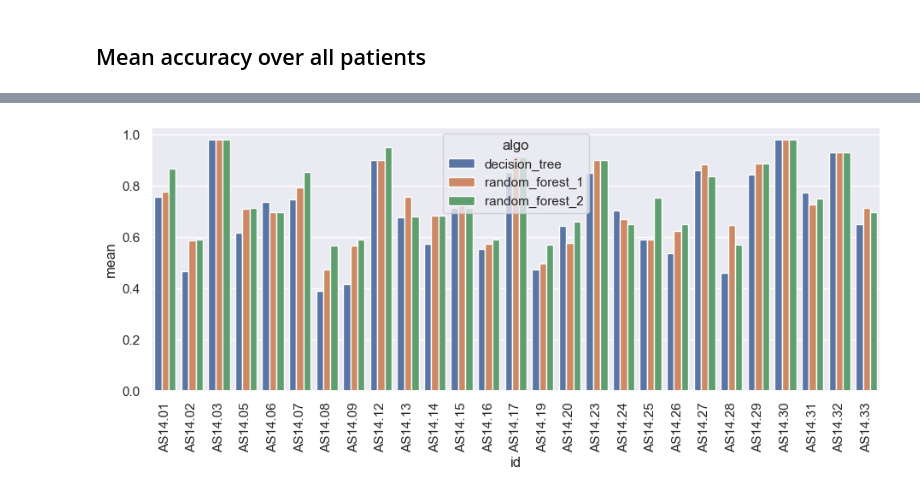
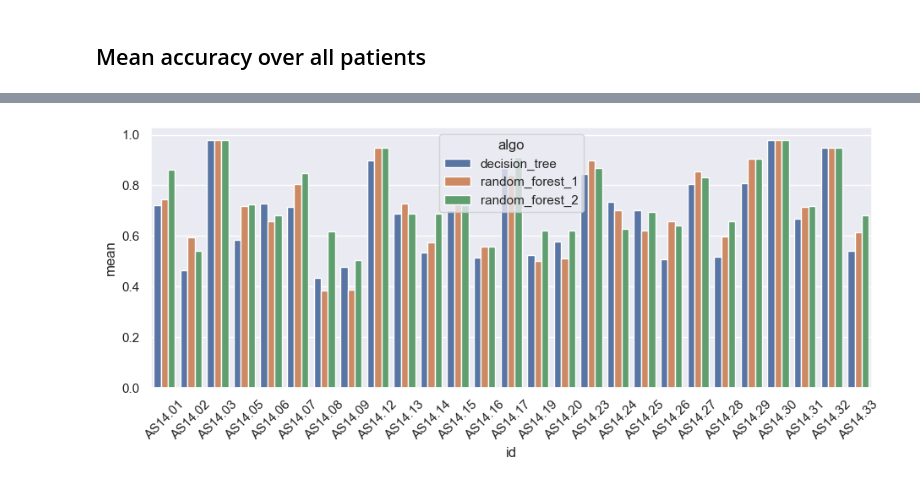
Before and after one commit to LaToyaVanderB/DataMiningTechniquesAssignments, a Jupyter notebook: assignment1/features.ipynb, the cells around one changed output, grey strips where cells are left out. Saved outputs shown, nothing was run; the diff lists cells and outputs as text; code cells hidden in the pictures.

```diff
--- a/assignment1/features.ipynb
+++ b/assignment1/features.ipynb
@@ -125,3 +132,14 @@ vdata
+# %%
+def longest_continuous_stretch(x):
+    # pad with np.nan
+    x = np.append(np.nan, np.append(x, np.nan))
+    # find where null
+    w = np.where(np.isnan(x))[0]
+    # diff to find length of stretch
+    # argmax to find where largest stretch
+    a = np.diff(w).argmax()
+    # return original positions of boundary nulls
+    return w[[a, a + 1]] + np.array([0, -2])
 # %% [markdown]
 ## Make features
 More feature ideas:
@@ -415,47 +469,47 @@ selected_features = ['mood_1D_ffilled']
 
 to_store = []
 for id in ids:
-#     print(f"############################################################################################")
-    print(f"ID: {id}")
-
     [start, end] = longest_continuous_stretch(features[id]['mood_1D_ffilled'])
     x = features.iloc[start:end-longest_allowed_gap+1][id][selected_features]
 
     # align y target to resulting x series
-    y = features[id]['target_binary']
-    # y = features[id]['target']
-    y = y.reindex_like(x)
-
-    sns.lineplot(x, marker='o')
-    sns.lineplot(y, marker='o', color='lightgreen')
+    y = features.iloc[start:end-longest_allowed_gap+1][id]['target_binary']
 
     # Preprocess labels
     le = LabelEncoder()
     le.fit(y)
     y = le.transform(y)
 
+    # Discard the first and last point because we don't have the 3D averages
+    x = x[1:-1]
+    y = y[1:-1]
+
     # Grid search parameters
     params_to_test = {
 #         'n_estimators':[50,100,150,200,250],
         'n_estimators':[50,100],
-        'max_depth':[2, 3, 4]
+        'max_depth':[2, 3, 4, 5, 6]
+#         'max_depth':[2, 4]
+
     }
 
     # Random Forest classifier grid search to find best parameters
     clf = RandomForestClassifier(random_state=42)
-    grid_search = GridSearchCV(clf, param_grid=params_to_test, cv=5, scoring='accuracy', n_jobs=4)
+    grid_search = GridSearchCV(clf, param_grid=params_to_test, cv=4, scoring='accuracy', n_jobs=8)
     grid_search.fit(x, y)
     best_params = grid_search.best_params_
     print(f"Parameters: {best_params}")
 
     # Train and cross validate using best parameters obtained from grid search
     clf = RandomForestClassifier(random_state=42, **best_params)
-    scores = cross_val_score(clf, x, y, cv=5)
+    scores = cross_val_score(clf, x, y, cv=4)
 #     print(f"Cross validation scores:")
 #     print(f"{scores}")
 #     print(f"{scores.mean():0.2f} accuracy with a standard deviation of {scores.std():0.2f}\n")
 
     to_store.append({'algo': algo, 'id': id, 'mean': scores.mean(), 'std': scores.std(), 'features': selected_features})
+    print(f"ID: {id} accuracy: {scores.mean():0.2f}")
 
 results = pd.DataFrame(to_store)
+print(f"Mean accuracy across all patients: {results['mean'].mean():0.2f}")
 # %% [output]
@@ -712,3 +777,3 @@ Cross validation scores:
 # %%
-all_results = pd.concat([all_results, results])
-all_results
+# all_results = pd.concat([all_results, results])
+# all_results
@@ -744,6 +795,6 @@ dtype: float64
 # %%
 fig, ax = plt.subplots()
 sns.barplot(data=all_results, x="id", y="mean", hue="algo")
-plt.xticks(rotation=90);
+plt.xticks(rotation=45);
 # %% [output]
-[figure, old version]
+[figure, new version]
```
Also changed, not shown: parts of 27 cells of this notebook.
